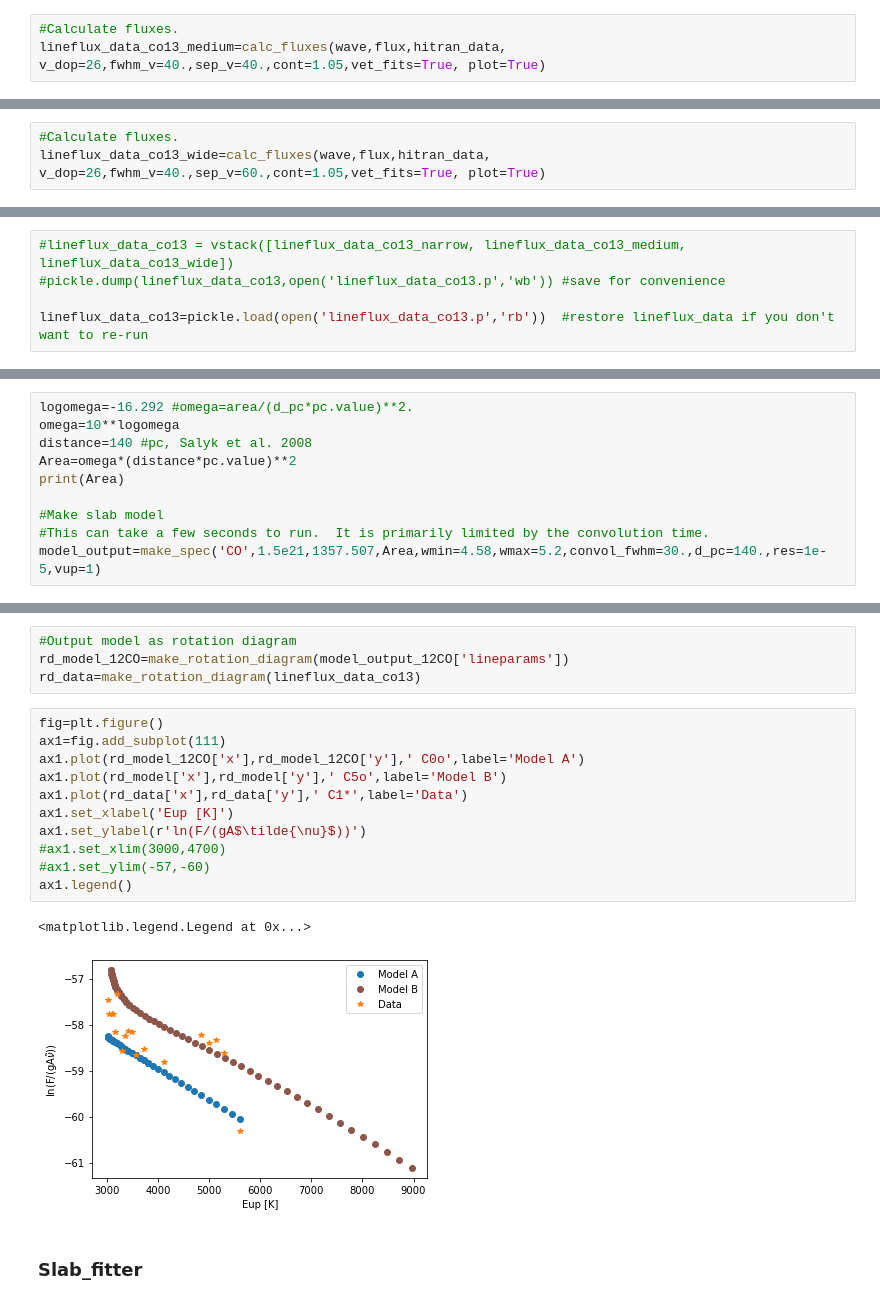
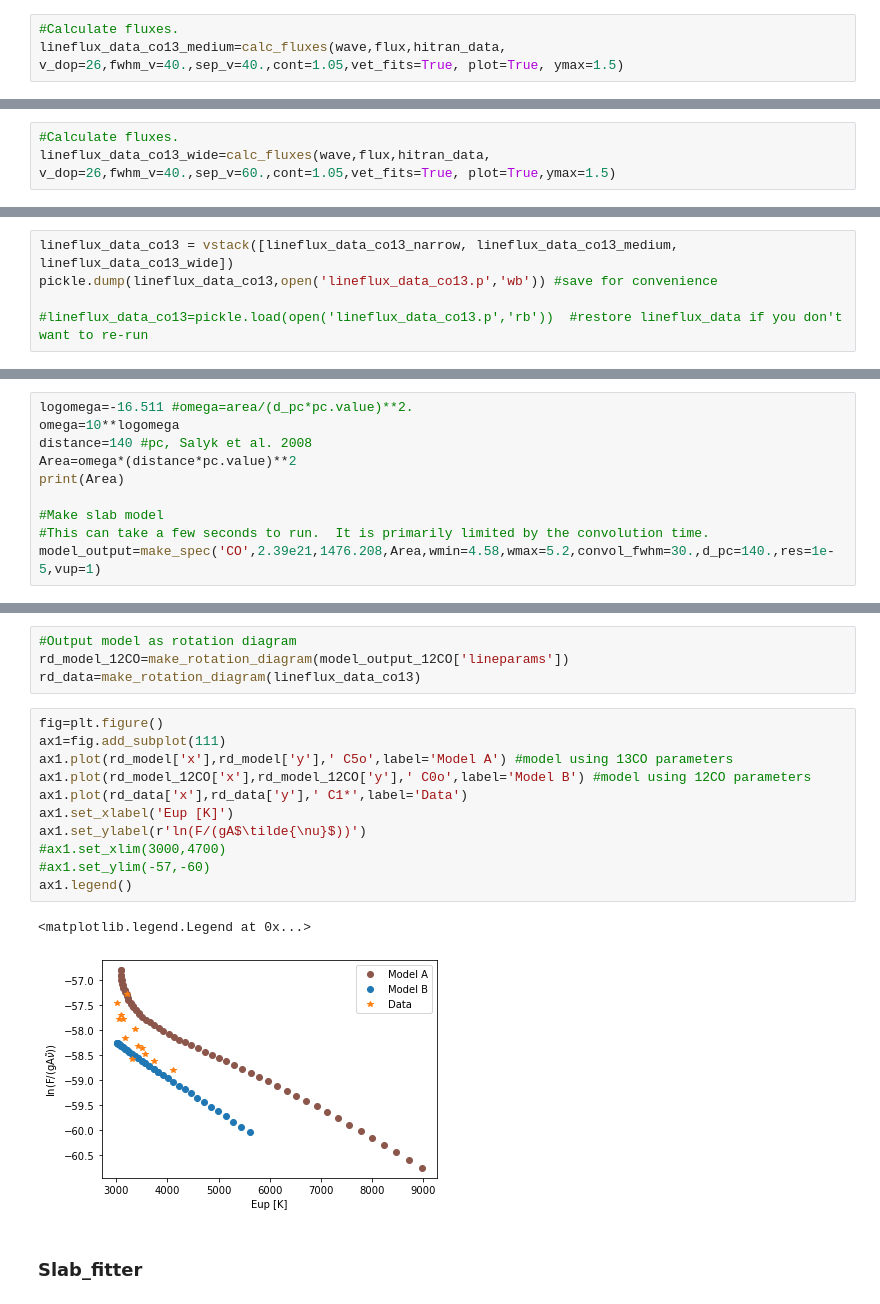
Before and after one commit to knolan9/kiranolan_thesis, a Jupyter notebook: DR Tau-13CO.ipynb, the cells around one changed output, grey strips where cells are left out. Cells and saved outputs as stored; diff of their text form.

```diff
--- a/DR Tau-13CO.ipynb
+++ b/DR Tau-13CO.ipynb
@@ -187,5 +189,5 @@ Is this fit okay? [y or n]n
 ... (40 outputs left out)
 # %%
 #Calculate fluxes.
-lineflux_data_co13_medium=calc_fluxes(wave,flux,hitran_data, v_dop=26,fwhm_v=40.,sep_v=40.,cont=1.05,vet_fits=True, plot=True)
+lineflux_data_co13_medium=calc_fluxes(wave,flux,hitran_data, v_dop=26,fwhm_v=40.,sep_v=40.,cont=1.05,vet_fits=True, plot=True, ymax=1.5)
 # %% [output]
@@ -205,5 +207,5 @@ Is this fit okay? [y or n]n
 ... (42 outputs left out)
 # %%
 #Calculate fluxes.
-lineflux_data_co13_wide=calc_fluxes(wave,flux,hitran_data, v_dop=26,fwhm_v=40.,sep_v=60.,cont=1.05,vet_fits=True, plot=True)
+lineflux_data_co13_wide=calc_fluxes(wave,flux,hitran_data, v_dop=26,fwhm_v=40.,sep_v=60.,cont=1.05,vet_fits=True, plot=True,ymax=1.5)
 # %% [output]
@@ -230,10 +246,10 @@ Lines fit with wide: P30 P27
 
 Not fit: P31 P26 P25 P24 P23 P22 P1 R1 R3 R8 R14
 # %%
-#lineflux_data_co13 = vstack([lineflux_data_co13_narrow, lineflux_data_co13_medium, lineflux_data_co13_wide])
-#pickle.dump(lineflux_data_co13,open('lineflux_data_co13.p','wb')) #save for convenience
+lineflux_data_co13 = vstack([lineflux_data_co13_narrow, lineflux_data_co13_medium, lineflux_data_co13_wide])
+pickle.dump(lineflux_data_co13,open('lineflux_data_co13.p','wb')) #save for convenience
 
-lineflux_data_co13=pickle.load(open('lineflux_data_co13.p','rb'))  #restore lineflux_data if you don't want to re-run
+#lineflux_data_co13=pickle.load(open('lineflux_data_co13.p','rb'))  #restore lineflux_data if you don't want to re-run
 # %%
 lineflux_data_co13
 # %% [output]
@@ -307,7 +339,7 @@ ax1.legend()
 # %% [markdown]
 compare data with slabspec model which uses my best fit parameters
 # %%
-logomega=-16.292 #omega=area/(d_pc*pc.value)**2.
+logomega=-16.511 #omega=area/(d_pc*pc.value)**2.
 omega=10**logomega
 distance=140 #pc, Salyk et al. 2008
 Area=omega*(distance*pc.value)**2
@@ -315,5 +347,5 @@ print(Area)
 
 #Make slab model
 #This can take a few seconds to run.  It is primarily limited by the convolution time.
-model_output=make_spec('CO',1.5e21,1357.507,Area,wmin=4.58,wmax=5.2,convol_fwhm=30.,d_pc=140.,res=1e-5,vup=1)
+model_output=make_spec('CO',2.39e21,1476.208,Area,wmin=4.58,wmax=5.2,convol_fwhm=30.,d_pc=140.,res=1e-5,vup=1)
 # %% [output]
@@ -382,17 +414,17 @@ rd_data=make_rotation_diagram(lineflux_data_co13)
 # %%
 fig=plt.figure()
 ax1=fig.add_subplot(111)
-ax1.plot(rd_model_12CO['x'],rd_model_12CO['y'],' C0o',label='Model A')
-ax1.plot(rd_model['x'],rd_model['y'],' C5o',label='Model B')
+ax1.plot(rd_model['x'],rd_model['y'],' C5o',label='Model A') #model using 13CO parameters
+ax1.plot(rd_model_12CO['x'],rd_model_12CO['y'],' C0o',label='Model B') #model using 12CO parameters
 ax1.plot(rd_data['x'],rd_data['y'],' C1*',label='Data')
 ax1.set_xlabel('Eup [K]')
 ax1.set_ylabel(r'ln(F/(gA$\tilde{\nu}$))')
 #ax1.set_xlim(3000,4700)
 #ax1.set_ylim(-57,-60)
 ax1.legend()
 # %% [output]
 <matplotlib.legend.Legend at 0x...>
-[figure, old version]
+[figure, new version]
 # %% [markdown]
 ### Slab_fitter
 # %%
```
Also changed, not shown: parts of 23 cells of this notebook, 3 other files.
